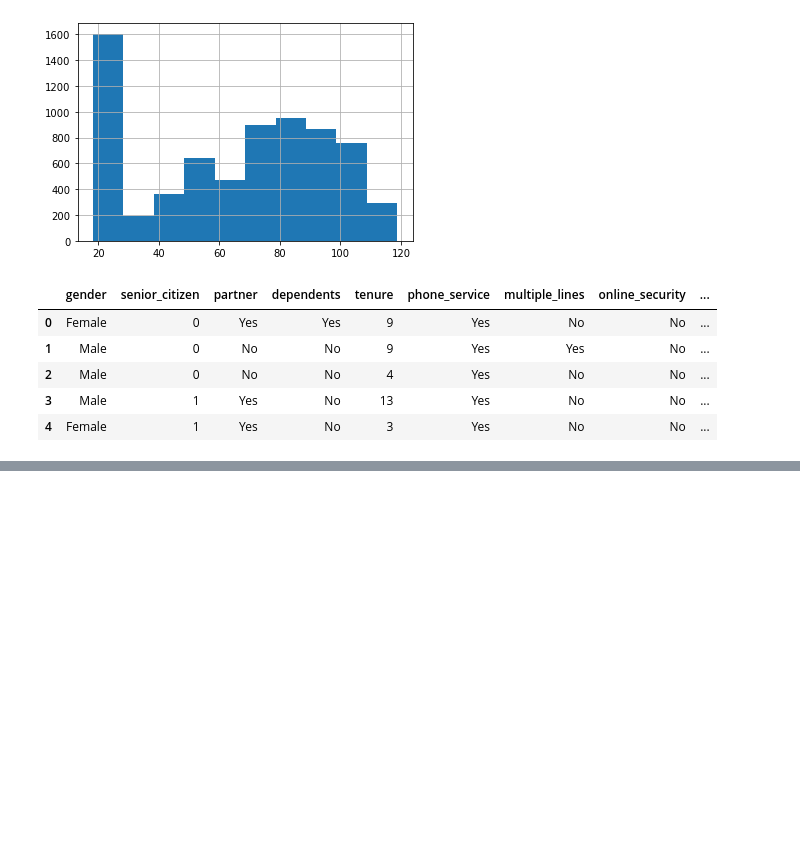
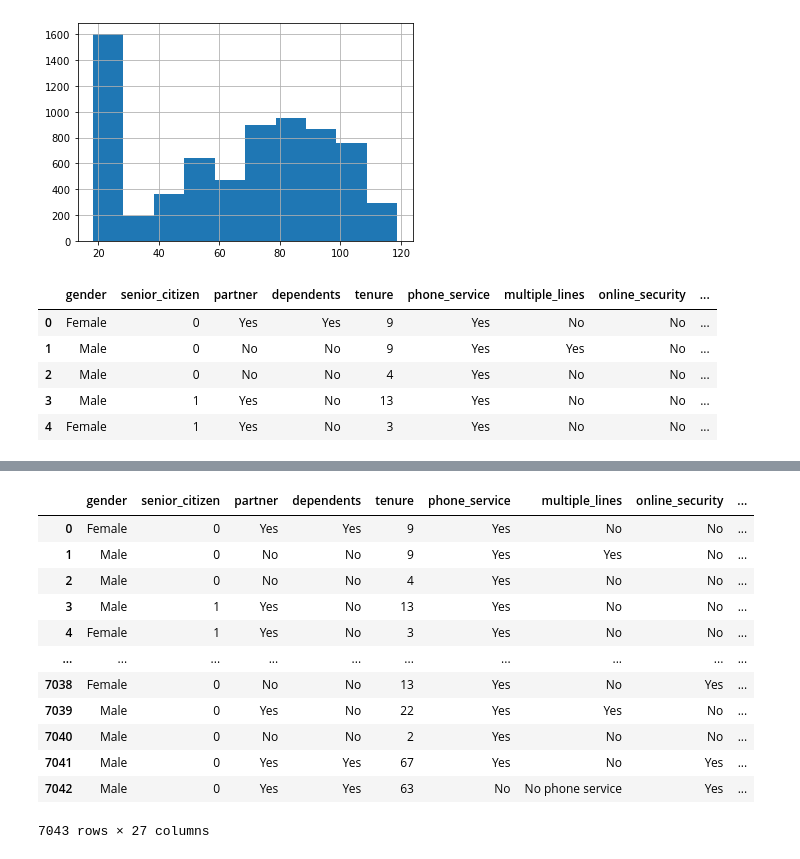
Before and after one commit to MatthewL09/classification-exercises, a Jupyter notebook: classification-exercises.ipynb, the cells around one changed output, grey strips where cells are left out. Saved outputs shown, nothing was run; the diff lists cells and outputs as text; code cells hidden in the pictures; blank space fills up the shorter version.

```diff
--- a/classification-exercises.ipynb
+++ b/classification-exercises.ipynb
@@ -646,0 +675,5 @@ df.head()
+# %%
+# safeguard, if there was a white space we are removing those values
+df['total_charges'] = df['total_charges'].str.strip()
+# %%
+df = df[df.total_charges != '']
@@ -646,0 +685,20 @@ df.head()
+# %%
+def prep_telco(df):
+    '''
+
+    '''
+
+    df = acquire.get_telco_data()
+    df = df.drop_duplicates()
+
+    drop_columns = ['payment_type_id', 'internet_service_type_id', 'contract_type_id', 'customer_id']
+    df = df.drop(columns = drop_columns)
+
+    dummy_df = pd.get_dummies(df[['payment_type', 'internet_service_type', 'contract_type']], dummy_na = False, drop_first = [True, True, True])
+
+    df = pd.concat([df, dummy_df], axis = 1)
+
+    return df
+# %%
+prep_telco(df)
+# %% [output]
@@ -646,0 +706,13 @@ df.head()
+|  | gender | senior_citizen | partner | dependents | tenure | phone_service | multiple_lines | online_security | ... |
+| 0 | Female | 0 | Yes | Yes | 9 | Yes | No | No | ... |
+| 1 | Male | 0 | No | No | 9 | Yes | Yes | No | ... |
+| 2 | Male | 0 | No | No | 4 | Yes | No | No | ... |
+| 3 | Male | 1 | Yes | No | 13 | Yes | No | No | ... |
+| 4 | Female | 1 | Yes | No | 3 | Yes | No | No | ... |
+| ... | ... | ... | ... | ... | ... | ... | ... | ... | ... |
+| 7038 | Female | 0 | No | No | 13 | Yes | No | Yes | ... |
+| 7039 | Male | 0 | Yes | No | 22 | Yes | Yes | No | ... |
+| 7040 | Male | 0 | No | No | 2 | Yes | No | No | ... |
+| 7041 | Male | 0 | Yes | Yes | 67 | Yes | No | Yes | ... |
+| 7042 | Male | 0 | Yes | Yes | 63 | No | No phone service | Yes | ... |
+7043 rows × 27 columns
```
Also changed, not shown: parts of 5 cells of this notebook.
